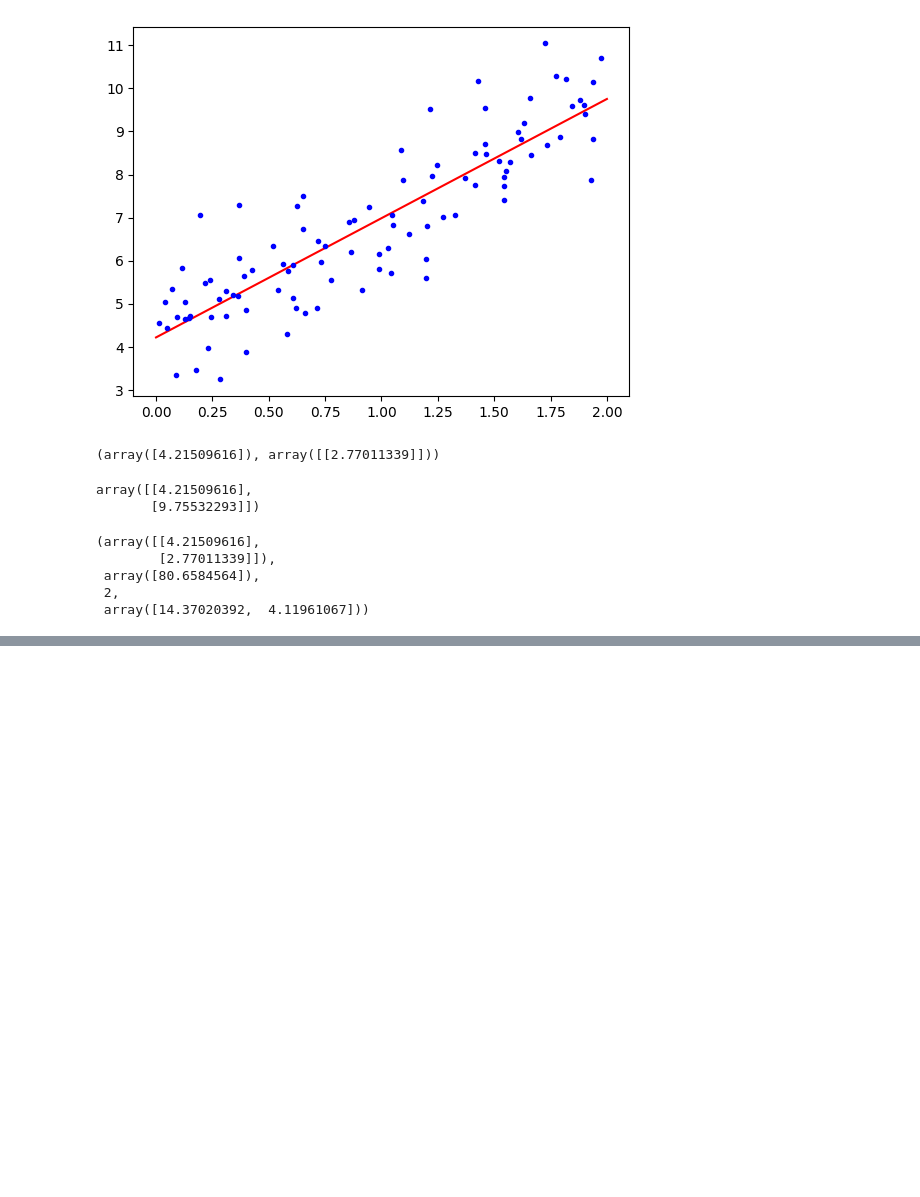
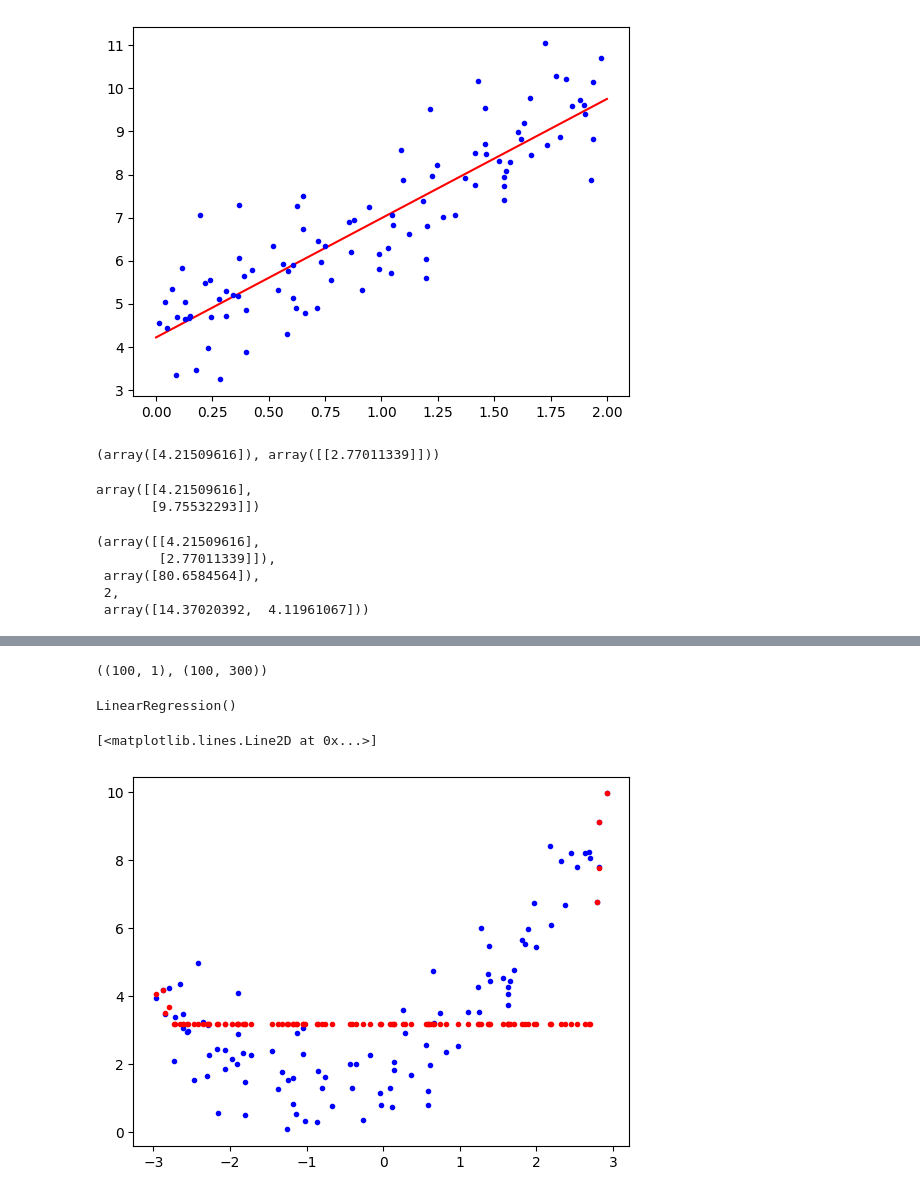
Before and after one commit to rlid/hands_on_ml, a Jupyter notebook: ch4.ipynb, the cells around one changed output, grey strips where cells are left out. Drawn from its saved outputs; the diff is of its cells as text; code cells hidden in the pictures; blank space fills up the shorter version.

```diff
--- a/ch4.ipynb
+++ b/ch4.ipynb
@@ -60,0 +142,19 @@ theta_best_svd, residuals, rank, s
+# %%
+poly_features_300 = PolynomialFeatures(degree=300, include_bias=False)
+
+X_poly = poly_features_300.fit_transform(X)
+
+X.shape, X_poly.shape
+# %% [output]
+((100, 1), (100, 300))
+# %%
+lin_reg = LinearRegression()
+lin_reg.fit(X_poly, y)
+# %% [output]
+LinearRegression()
+# %%
+plt.plot(X, y, 'b.')
+plt.plot(X, lin_reg.predict(X_poly), 'r.')
+# %% [output]
+[<matplotlib.lines.Line2D at 0x...>]
+[figure, added]
```
Also changed, not shown: parts of 29 cells of this notebook, 1 other file.
